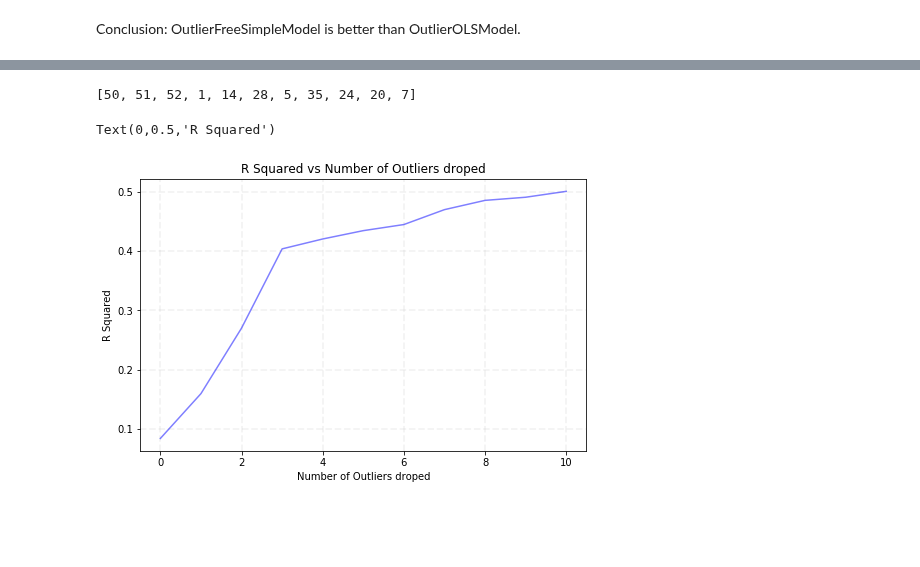
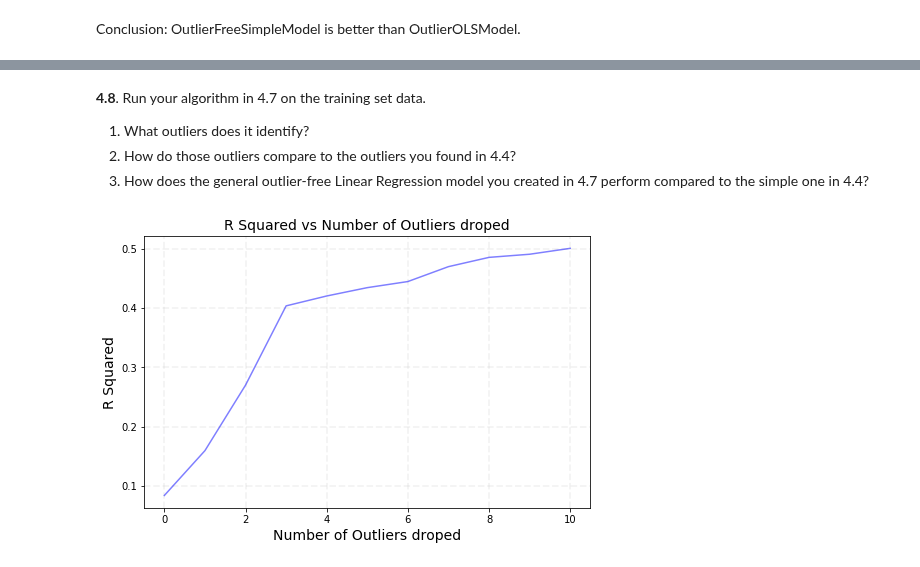
Before and after one commit to xingstar97/Harvard_CS109, a Jupyter notebook: homeworks/hw2/cs109a_hw2_web.ipynb, the cells around one changed output, grey strips where cells are left out. Drawn from its saved outputs; the diff is of its cells as text; code cells hidden in the pictures; blank space fills up the shorter version.

```diff
--- a/homeworks/hw2/cs109a_hw2_web.ipynb
+++ b/homeworks/hw2/cs109a_hw2_web.ipynb
@@ -583,7 +432,7 @@ def find_outliers_general(dataset_x, dataset_y, n_trails):
     dataset_x_raw = dataset_x
     dataset_y_raw = dataset_y
 
-    r2_score = []
+    r2_value = []
     outliers = []
 
     for _ in range(n_trails):
@@ -591,11 +440,11 @@ def find_outliers_general(dataset_x, dataset_y, n_trails):
         OutlierOLSModel = sm.OLS(dataset_y, X_train)
         results_sm = OutlierOLSModel.fit()
 
-        # if r-squared starts to decrease, exit the function
-        if r2_score and results_sm.rsquared < r2_score[-1]:
+        ## if r-squared starts to decrease, exit the function
+        if r2_value and results_sm.rsquared < r2_value[-1]:
             break
 
-        r2_score.append(results_sm.rsquared)
+        r2_value.append(results_sm.rsquared)
 
         df = pd.DataFrame({'X': dataset_x,
                            'Y': dataset_y,
@@ -610,4 +459,4 @@ def find_outliers_general(dataset_x, dataset_y, n_trails):
         df.drop(outlier_indices, inplace=True)
         dataset_x, dataset_y = df['X'], df['Y']
 
-    return r2_score, outliers
+    return r2_value, outliers
@@ -632,18 +463,19 @@ outliers_train.loc[outliers]
-# %%
-print(outliers)
-# %% [output]
-[50, 51, 52, 1, 14, 28, 5, 35, 24, 20, 7]
+# %% [markdown]
+**4.8**. Run your algorithm in 4.7 on the training set data.
+1. What outliers does it identify?
+2. How do those outliers compare to the outliers you found in 4.4?
+3. How does the general outlier-free Linear Regression model you created in 4.7 perform compared to the simple one in 4.4?
 # %%
+r2_value, outliers = find_outliers_general(x_train, y_train, x_train.shape[0])
+
 fig, ax = plt.subplots(1, 1, figsize=(8, 5))
-
 ax.grid(True, lw=1.75, ls='--', alpha=0.15)
-ax.plot(r2_score, c='b', alpha=0.5)
-ax.set_title(r'R Squared vs Number of Outliers droped')
-ax.set_xlabel(r'Number of Outliers droped')
-ax.set_ylabel(r'R Squared')
+ax.plot(r2_value, c='b', alpha=0.5)
+ax.set_title(r'R Squared vs Number of Outliers droped', fontsize=14)
+ax.set_xlabel(r'Number of Outliers droped', fontsize=14)
+ax.set_ylabel(r'R Squared', fontsize=14);
 # %% [output]
-Text(0,0.5,'R Squared')
-[figure, old version]
+[figure, new version]
 # %%
 outliers_x_gen = outliers_train.loc[outliers]['X']
 outliers_y_gen = outliers_train.loc[outliers]['Y']
```
Also changed, not shown: parts of 63 cells of this notebook, 18 other files.
